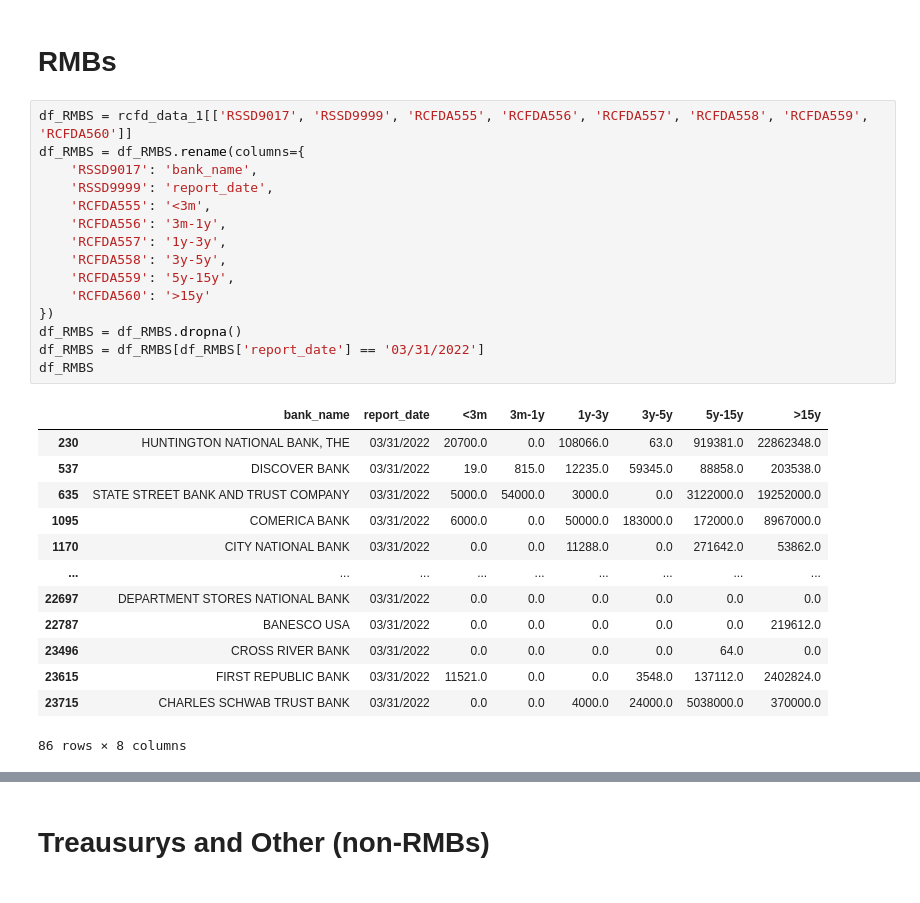
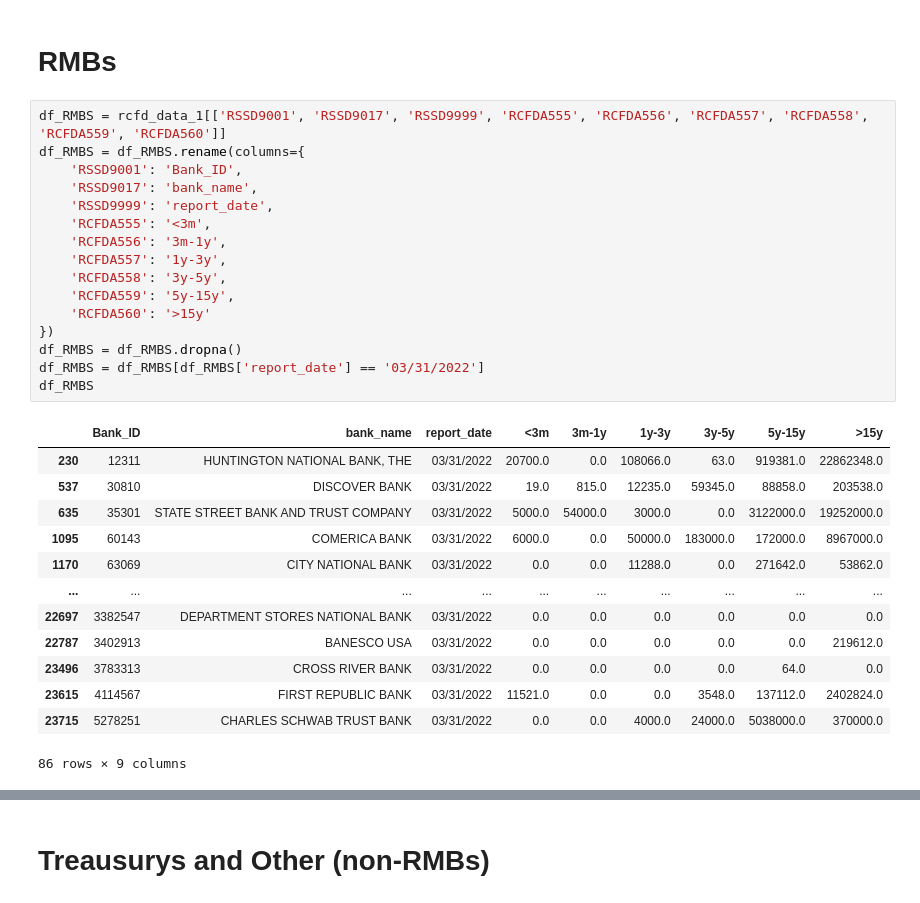
Before and after one commit to huangpz-a11y/P2_Monetary_Tightening, a Jupyter notebook: src/Final Project Exploration - Jason Wang.ipynb, the cells around one changed output, grey strips where cells are left out. Saved outputs shown, nothing was run; the diff lists cells and outputs as text.

```diff
--- a/src/Final Project Exploration - Jason Wang.ipynb
+++ b/src/Final Project Exploration - Jason Wang.ipynb
@@ -219,33 +272,34 @@ df_other_loan
 # %% [markdown]
 # RMBs
 # %%
-df_RMBS = rcfd_data_1[['RSSD9017', 'RSSD9999', 'RCFDA555', 'RCFDA556', 'RCFDA557', 'RCFDA558', 'RCFDA559', 'RCFDA560']]
+df_RMBS = rcfd_data_1[['RSSD9001', 'RSSD9017', 'RSSD9999', 'RCFDA555', 'RCFDA556', 'RCFDA557', 'RCFDA558', 'RCFDA559', 'RCFDA560']]
 df_RMBS = df_RMBS.rename(columns={
+    'RSSD9001': 'Bank_ID',
     'RSSD9017': 'bank_name',
     'RSSD9999': 'report_date',
     'RCFDA555': '<3m',
     'RCFDA556': '3m-1y',
     'RCFDA557': '1y-3y',
     'RCFDA558': '3y-5y',
     'RCFDA559': '5y-15y',
     'RCFDA560': '>15y'
 })
 df_RMBS = df_RMBS.dropna()
 df_RMBS = df_RMBS[df_RMBS['report_date'] == '03/31/2022']
 df_RMBS
 # %% [output]
-|  | bank_name | report_date | <3m | 3m-1y | 1y-3y | 3y-5y | 5y-15y | >15y |
-| 230 | HUNTINGTON NATIONAL BANK, THE | 03/31/2022 | 20700.0 | 0.0 | 108066.0 | 63.0 | 919381.0 | 22862348.0 |
-| 537 | DISCOVER BANK | 03/31/2022 | 19.0 | 815.0 | 12235.0 | 59345.0 | 88858.0 | 203538.0 |
-| 635 | STATE STREET BANK AND TRUST COMPANY | 03/31/2022 | 5000.0 | 54000.0 | 3000.0 | 0.0 | 3122000.0 | 19252000.0 |
-| 1095 | COMERICA BANK | 03/31/2022 | 6000.0 | 0.0 | 50000.0 | 183000.0 | 172000.0 | 8967000.0 |
-| 1170 | CITY NATIONAL BANK | 03/31/2022 | 0.0 | 0.0 | 11288.0 | 0.0 | 271642.0 | 53862.0 |
-| ... | ... | ... | ... | ... | ... | ... | ... | ... |
-| 22697 | DEPARTMENT STORES NATIONAL BANK | 03/31/2022 | 0.0 | 0.0 | 0.0 | 0.0 | 0.0 | 0.0 |
-| 22787 | BANESCO USA | 03/31/2022 | 0.0 | 0.0 | 0.0 | 0.0 | 0.0 | 219612.0 |
-| 23496 | CROSS RIVER BANK | 03/31/2022 | 0.0 | 0.0 | 0.0 | 0.0 | 64.0 | 0.0 |
-| 23615 | FIRST REPUBLIC BANK | 03/31/2022 | 11521.0 | 0.0 | 0.0 | 3548.0 | 137112.0 | 2402824.0 |
-| 23715 | CHARLES SCHWAB TRUST BANK | 03/31/2022 | 0.0 | 0.0 | 4000.0 | 24000.0 | 5038000.0 | 370000.0 |
+|  | Bank_ID | bank_name | report_date | <3m | 3m-1y | 1y-3y | 3y-5y | 5y-15y | >15y |
+| 230 | 12311 | HUNTINGTON NATIONAL BANK, THE | 03/31/2022 | 20700.0 | 0.0 | 108066.0 | 63.0 | 919381.0 | 22862348.0 |
+| 537 | 30810 | DISCOVER BANK | 03/31/2022 | 19.0 | 815.0 | 12235.0 | 59345.0 | 88858.0 | 203538.0 |
+| 635 | 35301 | STATE STREET BANK AND TRUST COMPANY | 03/31/2022 | 5000.0 | 54000.0 | 3000.0 | 0.0 | 3122000.0 | 19252000.0 |
+| 1095 | 60143 | COMERICA BANK | 03/31/2022 | 6000.0 | 0.0 | 50000.0 | 183000.0 | 172000.0 | 8967000.0 |
+| 1170 | 63069 | CITY NATIONAL BANK | 03/31/2022 | 0.0 | 0.0 | 11288.0 | 0.0 | 271642.0 | 53862.0 |
+| ... | ... | ... | ... | ... | ... | ... | ... | ... | ... |
+| 22697 | 3382547 | DEPARTMENT STORES NATIONAL BANK | 03/31/2022 | 0.0 | 0.0 | 0.0 | 0.0 | 0.0 | 0.0 |
+| 22787 | 3402913 | BANESCO USA | 03/31/2022 | 0.0 | 0.0 | 0.0 | 0.0 | 0.0 | 219612.0 |
+| 23496 | 3783313 | CROSS RIVER BANK | 03/31/2022 | 0.0 | 0.0 | 0.0 | 0.0 | 64.0 | 0.0 |
+| 23615 | 4114567 | FIRST REPUBLIC BANK | 03/31/2022 | 11521.0 | 0.0 | 0.0 | 3548.0 | 137112.0 | 2402824.0 |
+| 23715 | 5278251 | CHARLES SCHWAB TRUST BANK | 03/31/2022 | 0.0 | 0.0 | 4000.0 | 24000.0 | 5038000.0 | 370000.0 |
-86 rows × 8 columns
+86 rows × 9 columns
 # %%
 #Form 051 - Domestic
```
Also changed, not shown: parts of 97 cells of this notebook.
